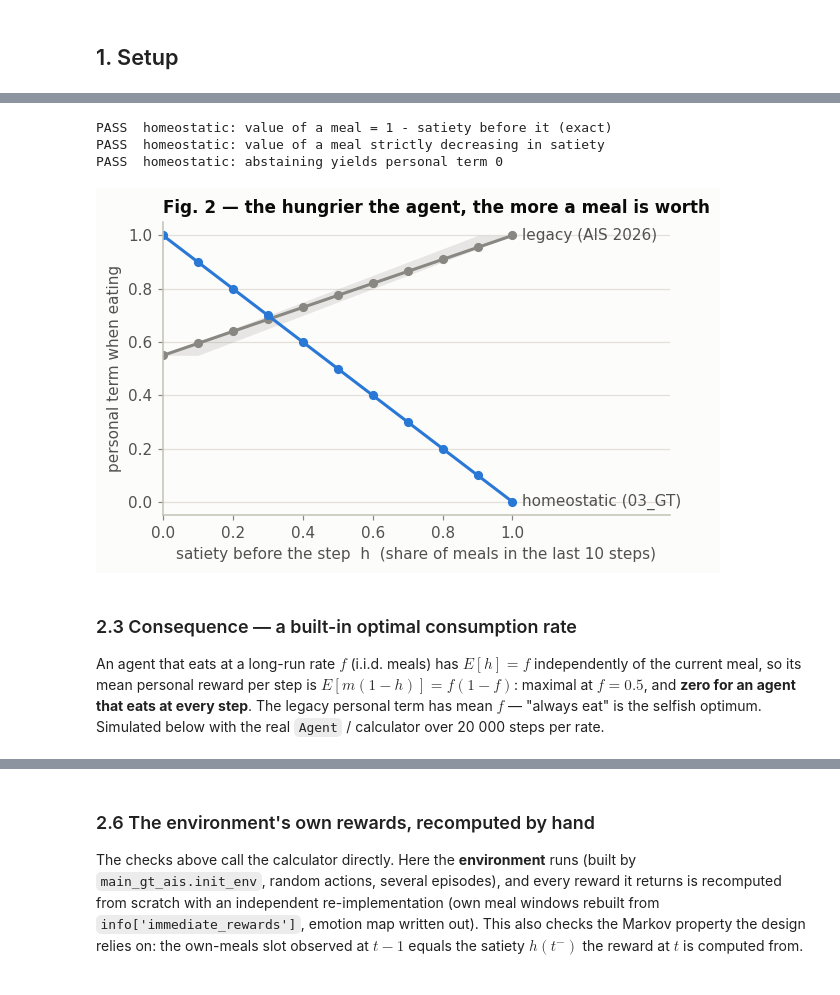
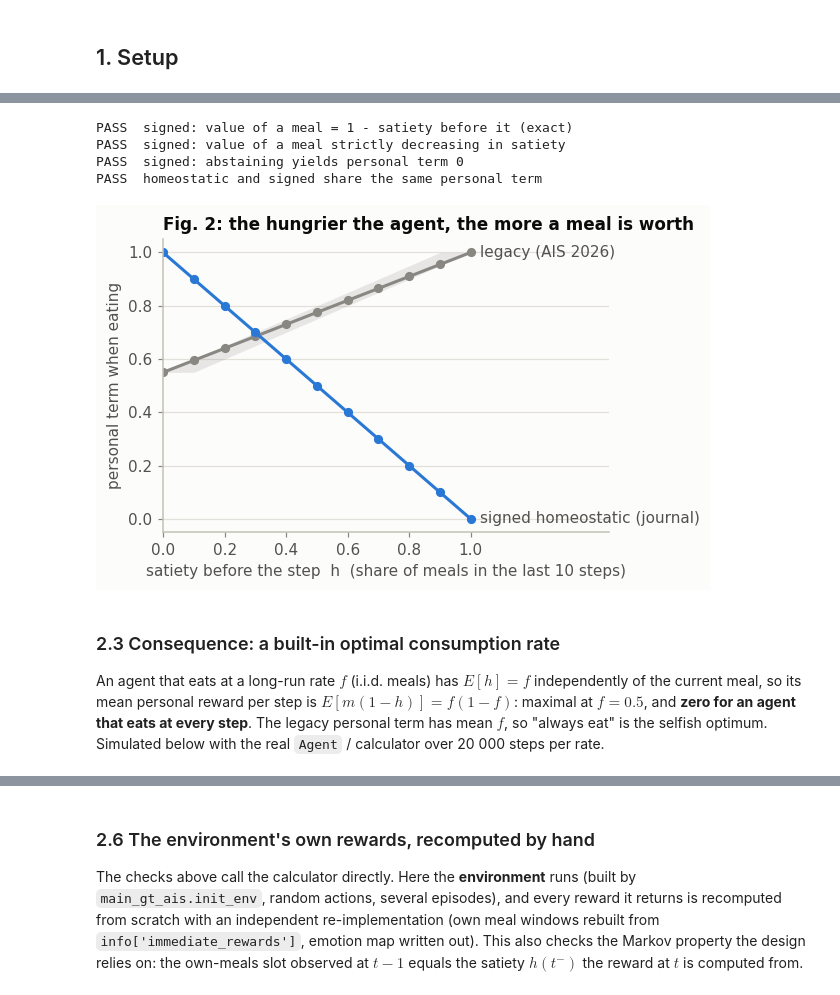
Before and after one commit to EvannR/ISIR, a Jupyter notebook: 03_GT/analysis/analysis_00_reward_observation_checks.ipynb, the cells around one changed output, grey strips where cells are left out. Saved outputs shown, nothing was run; the diff lists cells and outputs as text; code cells hidden in the pictures.

```diff
--- a/03_GT/analysis/analysis_00_reward_observation_checks.ipynb
+++ b/03_GT/analysis/analysis_00_reward_observation_checks.ipynb
@@ -207,22 +183,32 @@ display(bounds)
 # %%
 h = enum[enum.scheme == "homeostatic"]
 l = enum[enum.scheme == "legacy_ais2026"]
+s = enum[enum.scheme == "homeostatic_signed"]
 hb = bounds.loc["homeostatic"]
 lb = bounds.loc["legacy_ais2026"]
+sb = bounds.loc["homeostatic_signed"]
 
+check("2.1 bounds", "signed: personal term spans [0, 1], empathic term spans [-1, 1]",
+      s.personal.min() == 0 and s.personal.max() == 1
+      and np.isclose(s.empathic.min(), -1) and np.isclose(s.empathic.max(), 1))
+check("2.1 bounds", "signed: reward attains exactly [-alpha, 1] at EVERY alpha",
+      np.allclose(sb.reward_min.values, -np.array(ALPHAS)) and np.allclose(sb.reward_max, 1))
+check("2.1 bounds", "signed: empathic term == mean others' emotion, the scale of the observation",
+      np.allclose(s.empathic.values, l.empathic.values)
+      and make_calc("homeostatic_signed", 0.5).emotion_range == (-1.0, 1.0))
 check("2.1 bounds", "homeostatic: personal and empathic terms both span exactly [0, 1]",
       h.personal.min() == 0 and h.personal.max() == 1
       and np.isclose(h.empathic.min(), 0) and np.isclose(h.empathic.max(), 1))
 check("2.1 bounds", "homeostatic: reward attains exactly [0, 1] at EVERY alpha",
       np.allclose(hb.reward_min, 0) and np.allclose(hb.reward_max, 1))
-check("2.1 bounds", "homeostatic: no negative reward anywhere (no incentive to end the episode)",
+check("2.1 bounds", "homeostatic: no negative reward anywhere",
       (h.reward >= 0).all())
 check("2.1 bounds", "homeostatic: empathic term == (mean others' emotion + 1) / 2, "
       "the scale of the observation", np.allclose(h.empathic.values, (l.empathic.values + 1) / 2)
       and make_calc("homeostatic", 0.5).emotion_range == (0.0, 1.0))
-check("2.1 bounds", "legacy: reward interval is [-alpha, 1] (the problem being fixed)",
+check("2.1 bounds", "legacy: reward interval is [-alpha, 1]",
       np.allclose(lb.reward_min.values, -np.array(ALPHAS))
       and np.allclose(lb.reward_max, 1))
-check("2.1 bounds", "total = (1 - alpha) * personal + alpha * empathic, both schemes",
+check("2.1 bounds", "total = (1 - alpha) * personal + alpha * empathic, all schemes",
       np.allclose(enum.reward, (1 - enum.alpha) * enum.personal + enum.alpha * enum.empathic))
 # %% [output]
@@ -235,5 +224,5 @@ PASS  total = (1 - alpha) * personal + alpha * empathic, both schemes
 # %%
-fig, axes = plt.subplots(1, 2, figsize=(9.5, 3.4), sharey=True)
+fig, axes = plt.subplots(1, len(SCHEMES), figsize=(13, 3.4), sharey=True)
 for ax, s in zip(axes, SCHEMES):
     b = bounds.loc[s]
     ax.fill_between(ALPHAS, b.reward_min, b.reward_max, color=SCHEME_COLOR[s], alpha=0.18,
@@ -245,10 +234,11 @@ for ax, s in zip(axes, SCHEMES):
     ax.set_xlabel("empathic weight  α")
     ax.set_xticks(ALPHAS)
 axes[0].set_ylabel("attainable reward  r")
-axes[0].annotate("min = −α", (0.75, -0.75), xytext=(0.35, -0.9), color=INK["secondary"],
-                 arrowprops=dict(arrowstyle="-", color=INK["muted"]))
+for ax in (axes[0], axes[2]):
+    ax.annotate("min = −α", (0.75, -0.75), xytext=(0.35, -0.9), color=INK["secondary"],
+                arrowprops=dict(arrowstyle="-", color=INK["muted"]))
 axes[1].annotate("[0, 1] for every α", (0.5, 0.5), ha="center", color=INK["secondary"])
-fig.suptitle("Fig. 1 — the reward interval no longer depends on α", x=0.01, ha="left",
+fig.suptitle("Fig. 1: attainable reward of each scheme", x=0.01, ha="left",
              fontweight="semibold")
 fig.tight_layout()
 plt.show()
@@ -265,42 +255,47 @@ because the legacy history term depends on which meal leaves the window).
 # %%
 p_eat = (enum[(enum.alpha == 0) & (enum.others == 0) & (enum.meal == 1)]
          .groupby(["scheme", "h_before"]).personal.agg(["mean", "min", "max"]))
-p_abs = enum[(enum.scheme == "homeostatic") & (enum.meal == 0)].personal
+p_abs = enum[(enum.scheme == "homeostatic_signed") & (enum.meal == 0)].personal
 hs = np.round(np.arange(MEMORY_SIZE + 1) / MEMORY_SIZE, 10)
 
-ph = p_eat.loc["homeostatic"]
-check("2.2 orientation", "homeostatic: value of a meal = 1 - satiety before it (exact)",
+ph = p_eat.loc["homeostatic_signed"]
+check("2.2 orientation", "signed: value of a meal = 1 - satiety before it (exact)",
       np.allclose(ph["min"], 1 - ph.index) and np.allclose(ph["max"], 1 - ph.index))
-check("2.2 orientation", "homeostatic: value of a meal strictly decreasing in satiety",
+check("2.2 orientation", "signed: value of a meal strictly decreasing in satiety",
       (np.diff(ph["mean"].values) < 0).all())
-check("2.2 orientation", "homeostatic: abstaining yields personal term 0", (p_abs == 0).all())
+check("2.2 orientation", "signed: abstaining yields personal term 0", (p_abs == 0).all())
+check("2.2 orientation", "homeostatic and signed share the same personal term",
+      np.allclose(enum[enum.scheme == "homeostatic"].personal,
+                  enum[enum.scheme == "homeostatic_signed"].personal))
 
+SHOWN = ["legacy_ais2026", "homeostatic_signed"]     # the homeostatic curve is identical to the signed one
 fig, ax = plt.subplots(figsize=(5.6, 3.6))
-for s in SCHEMES:
+for s in SHOWN:
     d = p_eat.loc[s]
     ax.fill_between(d.index, d["min"], d["max"], color=SCHEME_COLOR[s], alpha=0.18, lw=0)
     ax.plot(d.index, d["mean"], color=SCHEME_COLOR[s], marker="o", ms=5)
     ax.annotate(SCHEME_LABEL[s], (d.index[-1], d["mean"].iloc[-1]), xytext=(6, 0),
                 textcoords="offset points", va="center", color=INK["secondary"])
 ax.set_xlabel("satiety before the step  h  (share of meals in the last 10 steps)")
 ax.set_ylabel("personal term when eating")
 ax.set_xlim(0, 1.45)
 ax.set_xticks(np.linspace(0, 1, 6))
-ax.set_title("Fig. 2 — the hungrier the agent, the more a meal is worth")
+ax.set_title("Fig. 2: the hungrier the agent, the more a meal is worth")
 fig.tight_layout()
 plt.show()
 # %% [output]
-PASS  homeostatic: value of a meal = 1 - satiety before it (exact)
-PASS  homeostatic: value of a meal strictly decreasing in satiety
-PASS  homeostatic: abstaining yields personal term 0
+PASS  signed: value of a meal = 1 - satiety before it (exact)
+PASS  signed: value of a meal strictly decreasing in satiety
+PASS  signed: abstaining yields personal term 0
+PASS  homeostatic and signed share the same personal term
-[figure, old version]
+[figure, new version]
 # %% [markdown]
-### 2.3 Consequence — a built-in optimal consumption rate
+### 2.3 Consequence: a built-in optimal consumption rate
 
 An agent that eats at a long-run rate $f$ (i.i.d. meals) has $E[h]=f$ independently of
 the current meal, so its mean personal reward per step is
 $E[m(1-h)] = f(1-f)$: maximal at $f = 0.5$, and **zero for an agent that eats at every
-step**. The legacy personal term has mean $f$ — "always eat" is the selfish optimum.
+step**. The legacy personal term has mean $f$, so "always eat" is the selfish optimum.
 Simulated below with the real `Agent` / calculator over 20 000 steps per rate.
 # %%
 rng = np.random.default_rng(SEED)
```
Also changed, not shown: parts of 21 cells of this notebook, 1 other file.
